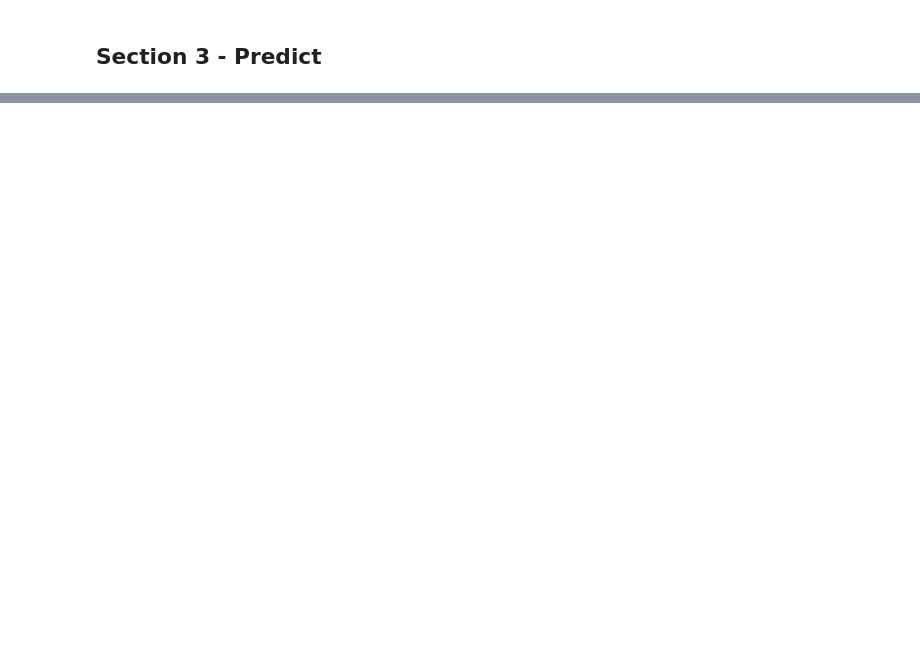
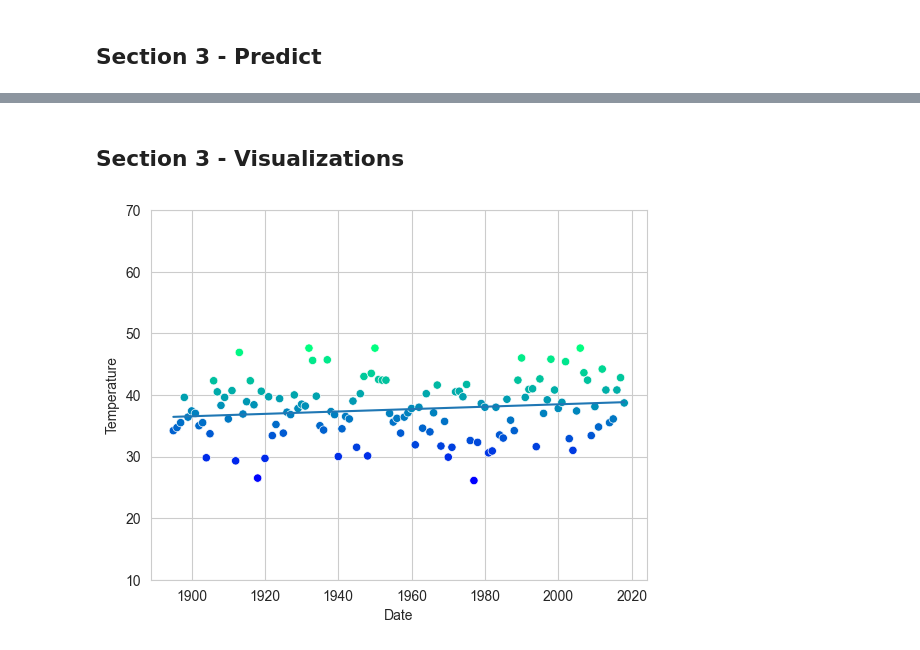
Before and after one commit to hrawp/datafun-07-ml, a Jupyter notebook: aaron_ml.ipynb, the cells around one changed output, grey strips where cells are left out. Cells and saved outputs as stored; diff of their text form; code cells hidden in the pictures; blank space fills up the shorter version.

```diff
--- a/aaron_ml.ipynb
+++ b/aaron_ml.ipynb
@@ -110,0 +172,16 @@ predict(2024)
+# %% [markdown]
+## Section 3 - Visualizations
+# %%
+# Create the scatter plot
+axes = sns.scatterplot(data=nyc_df, x='Date', y='Temperature',
+                       hue='Temperature', palette='winter', legend=False)
+# Make the data easier to see.
+axes.set_ylim(10, 70)
+
+# Add the regression line.
+x = np.array([min(nyc_df.Date.values), max(nyc_df.Date.values)])
+y = predict(x)
+
+line = plt.plot(x, y)
+# %% [output]
+[figure, added]
```
Also changed, not shown: parts of 17 cells of this notebook.
